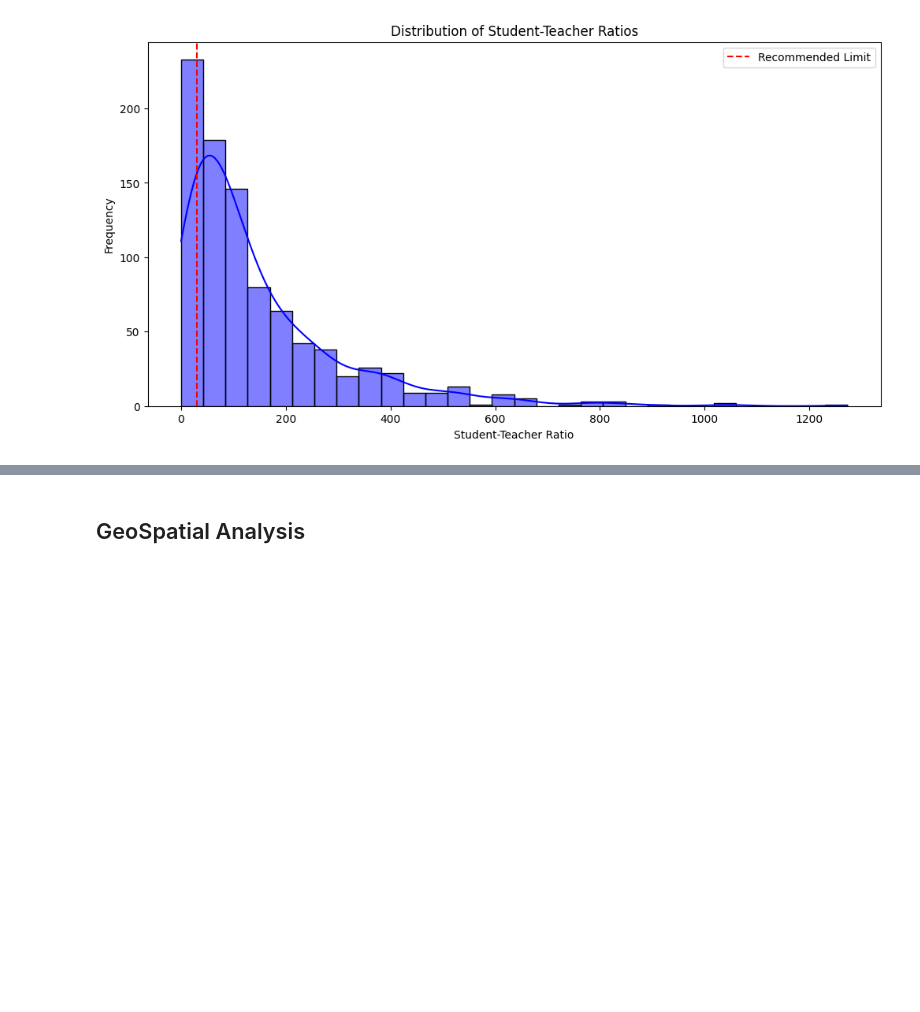
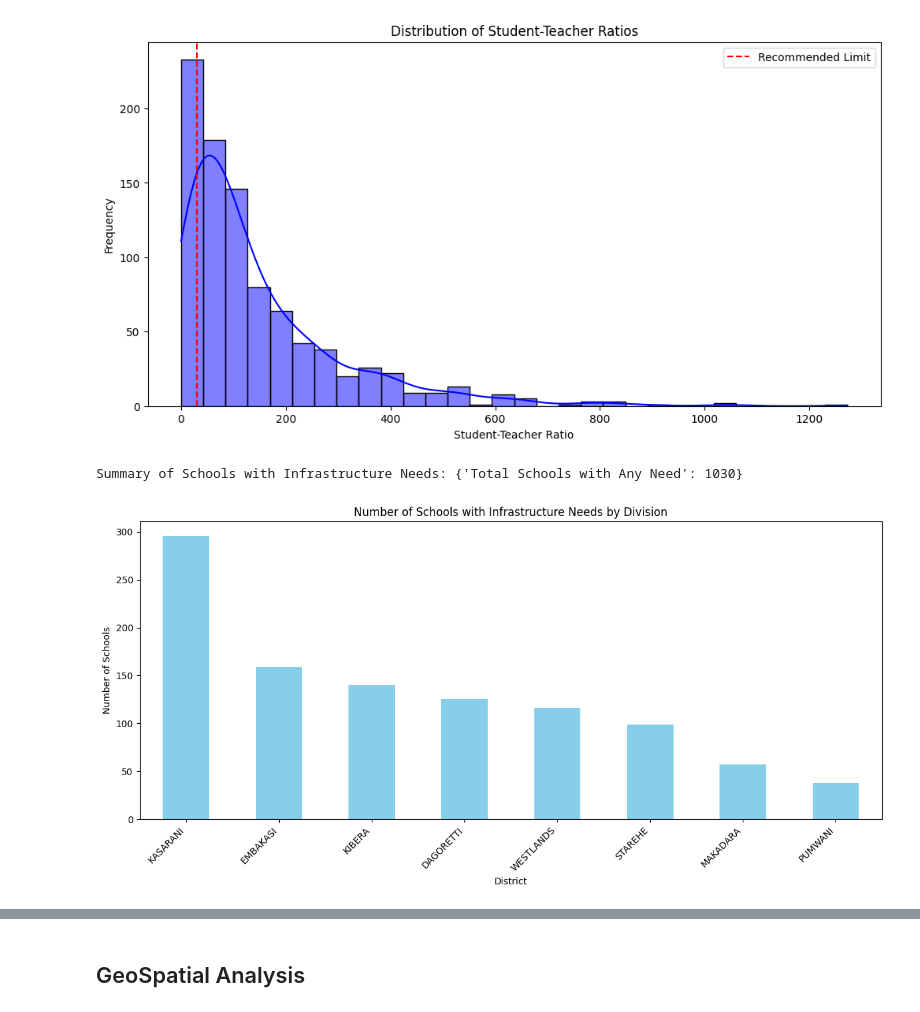
Before and after one commit to michellejuliet/Quality-Education-Analysis, a Jupyter notebook: PrySch Analysis.ipynb, the cells around one changed output, grey strips where cells are left out. Saved outputs shown, nothing was run; the diff lists cells and outputs as text; code cells hidden in the pictures; blank space fills up the shorter version.

```diff
--- a/PrySch Analysis.ipynb
+++ b/PrySch Analysis.ipynb
@@ -273,0 +313,15 @@ df['schsponsor'].value_counts().tail(10).plot(kind='bar')
+# %%
+# Function to clean and standardize `Type2` values
+def clean_type2(value):
+    if isinstance(value, str):
+        value = value.strip().upper()  # Remove extra spaces and standardize case
+        if value in ['DAY ONLY', '152']:
+            return 'Day Only'
+        elif value in ['DAY & BOARDING', 'DAY& BOARDING', 'DAY 7& BOARDING']:
+            return 'Day and Boarding'
+        elif value == 'BOARDING ONLY':
+            return 'Boarding Only'
+    return value
+# %%
+# Apply the cleaning function
+df['Type2'] = df['Type2'].apply(clean_type2)
@@ -309,3 +365,16 @@ plt.legend()
 plt.show()
 # %% [output]
 [figure]
+# %%
+# Identify Schools with Infrastructure Needs
+inadequate_infrastructure = df[
+    (df['student_teacher_ratio'] > 30) |
+    (df['classroom_student_ratio'] > 40) |
+    (df['toilet_student_ratio'] > 25)
+]
+# %%
+# Count Schools by Type of Infrastructure Need
+infra_summary = {"Total Schools with Any Need": len(inadequate_infrastructure)}
+print("Summary of Schools with Infrastructure Needs:", infra_summary)
+# %% [output]
+Summary of Schools with Infrastructure Needs: {'Total Schools with Any Need': 1030}
@@ -311,0 +391,14 @@ plt.show()
+# %%
+# Visualization: Bar Chart of Infrastructure Needs by Division
+district_needs = inadequate_infrastructure['division'].value_counts()
+plt.figure(figsize=(12, 6))
+district_needs.plot(kind='bar', color='skyblue')
+plt.title('Number of Schools with Infrastructure Needs by Division')
+plt.xlabel('District')
+plt.ylabel('Number of Schools')
+plt.xticks(rotation=45, ha='right')
+plt.tight_layout()
+plt.savefig('district_infrastructure_needs.png')
+plt.show()
+# %% [output]
+[figure, added]
```
Also changed, not shown: parts of 51 cells of this notebook.
